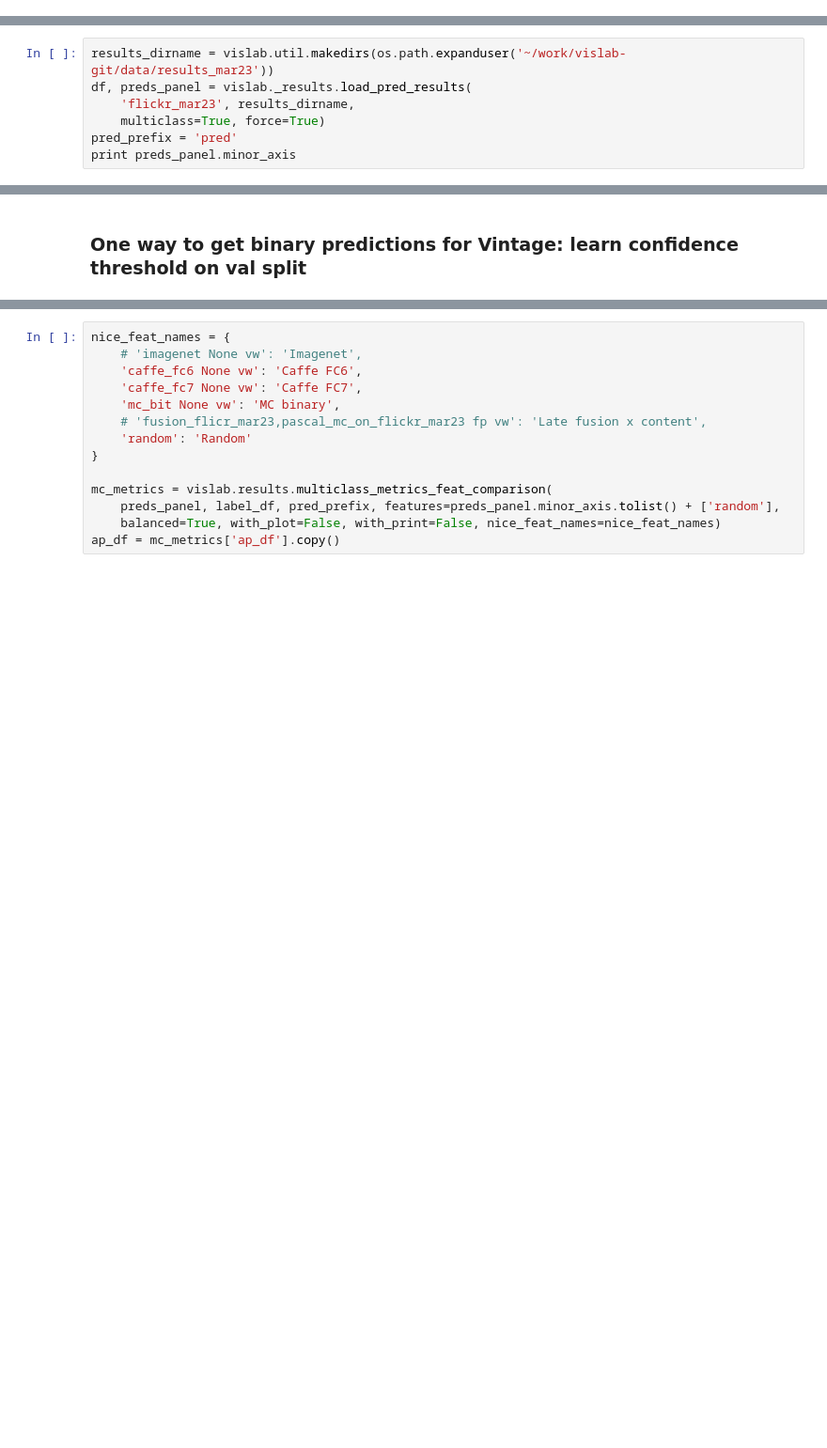
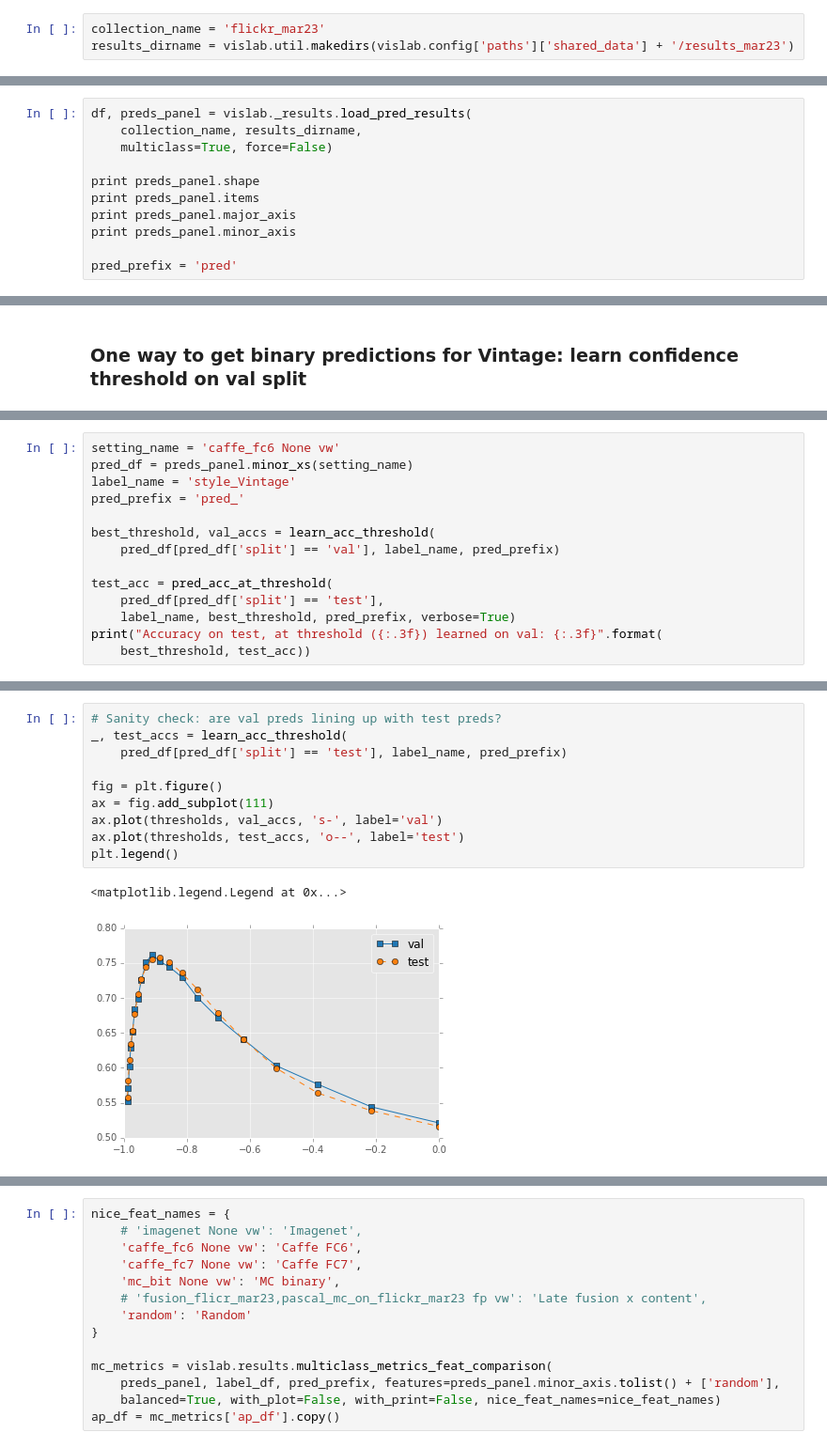
Before and after one commit to sergeyk/vislab, a Jupyter notebook: image_style_experiments/flickr results.ipynb, the cells around one changed output, grey strips where cells are left out. Shown: that part at 94% size. Saved outputs shown, nothing was run; the diff lists cells and outputs as text; blank space fills up the shorter version.

Commit message:
found thresholds for best flickr style accuracies

```diff
--- a/image_style_experiments/flickr results.ipynb
+++ b/image_style_experiments/flickr results.ipynb
@@ -15 +23,4 @@ label_df = vislab.datasets.flickr.get_df()
+# %%
+collection_name = 'flickr_mar23'
+results_dirname = vislab.util.makedirs(vislab.config['paths']['shared_data'] + '/results_mar23')
 # %%
@@ -23,10 +34,3 @@ pd.DataFrame([x for x in c.find()])
 | 1 | 532f9da69f00136077e98d09 | flickr_style_ALL | [caffe_fc7] | 16000 | 48000 | 16000 | None | data_flickr_style_ALL_features_['... | 0.375250 | ... |
 | 2 | 533004d49f00136077eaf1b1 | flickr_style_ALL | [mc_bit] | 16000 | 48000 | 16000 | None | data_flickr_style_ALL_features_['... | 0.350235 | ... |
 3 rows × 11 columns
-# %%
-results_dirname = vislab.util.makedirs(os.path.expanduser('~/work/vislab-git/data/results_mar23'))
-df, preds_panel = vislab._results.load_pred_results(
-    'flickr_mar23', results_dirname,
-    multiclass=True, force=True)
-pred_prefix = 'pred'
-print preds_panel.minor_axis
@@ -35,0 +37,11 @@ Index([u'caffe_fc6 None vw', u'caffe_fc7 None vw', u'mc_bit None vw'], dtype='ob
+# %%
+df, preds_panel = vislab._results.load_pred_results(
+    collection_name, results_dirname,
+    multiclass=True, force=False)
+
+print preds_panel.shape
+print preds_panel.items
+print preds_panel.major_axis
+print preds_panel.minor_axis
+
+pred_prefix = 'pred'
@@ -122,0 +102,14 @@ Accuracy on test, at threshold learned on val: 0.608
+# %%
+setting_name = 'caffe_fc6 None vw'
+pred_df = preds_panel.minor_xs(setting_name)
+label_name = 'style_Vintage'
+pred_prefix = 'pred_'
+
+best_threshold, val_accs = learn_acc_threshold(
+    pred_df[pred_df['split'] == 'val'], label_name, pred_prefix)
+
+test_acc = pred_acc_at_threshold(
+    pred_df[pred_df['split'] == 'test'],
+    label_name, best_threshold, pred_prefix, verbose=True)
+print("Accuracy on test, at threshold ({:.3f}) learned on val: {:.3f}".format(
+    best_threshold, test_acc))
@@ -122,0 +125,13 @@ Accuracy on test, at threshold learned on val: 0.608
+# %%
+# Sanity check: are val preds lining up with test preds?
+_, test_accs = learn_acc_threshold(
+    pred_df[pred_df['split'] == 'test'], label_name, pred_prefix)
+
+fig = plt.figure()
+ax = fig.add_subplot(111)
+ax.plot(thresholds, val_accs, 's-', label='val')
+ax.plot(thresholds, test_accs, 'o--', label='test')
+plt.legend()
+# %% [output]
+<matplotlib.legend.Legend at 0x...>
+[figure, added]
```
Also changed, not shown: parts of 17 cells of this notebook, 2 other files.
